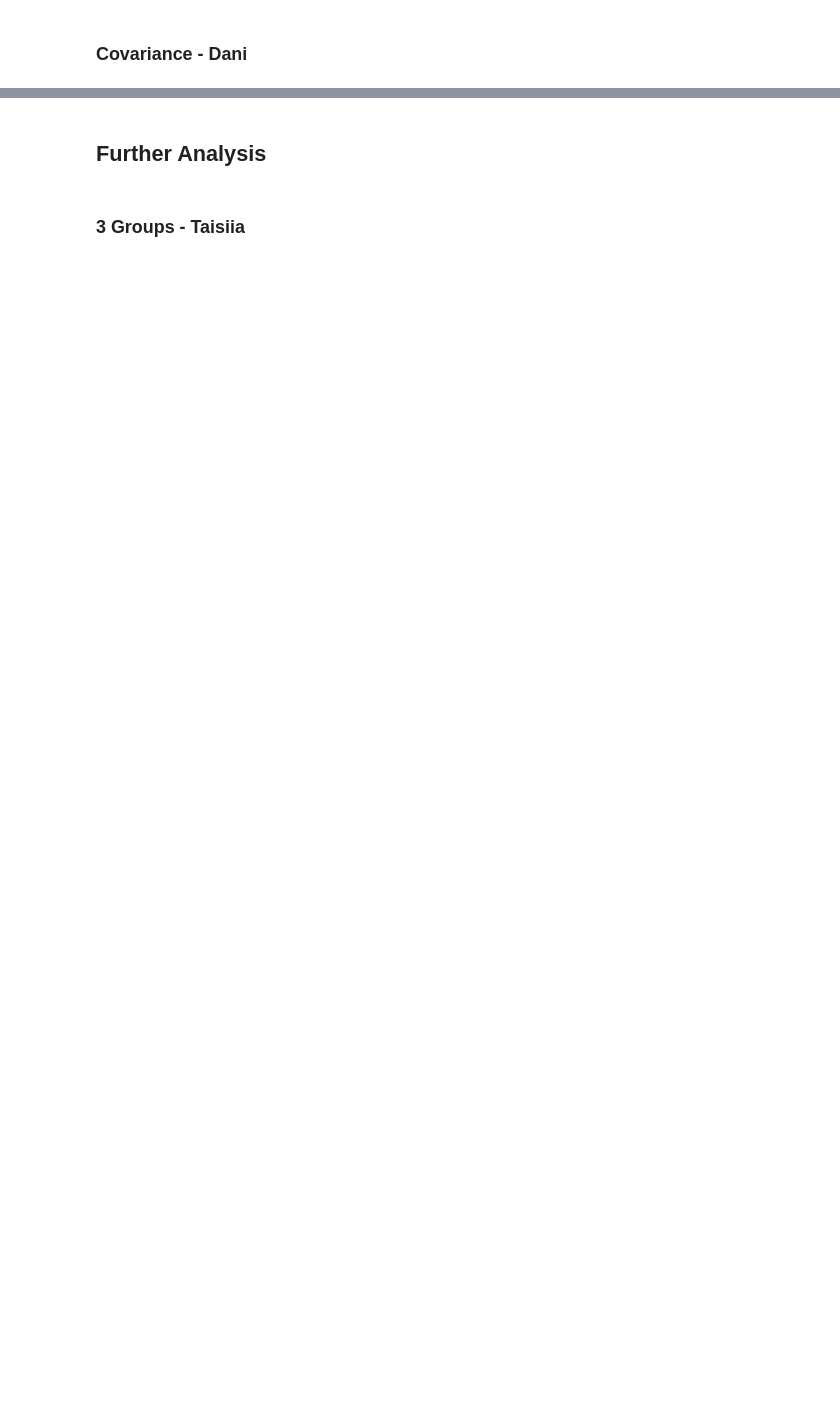
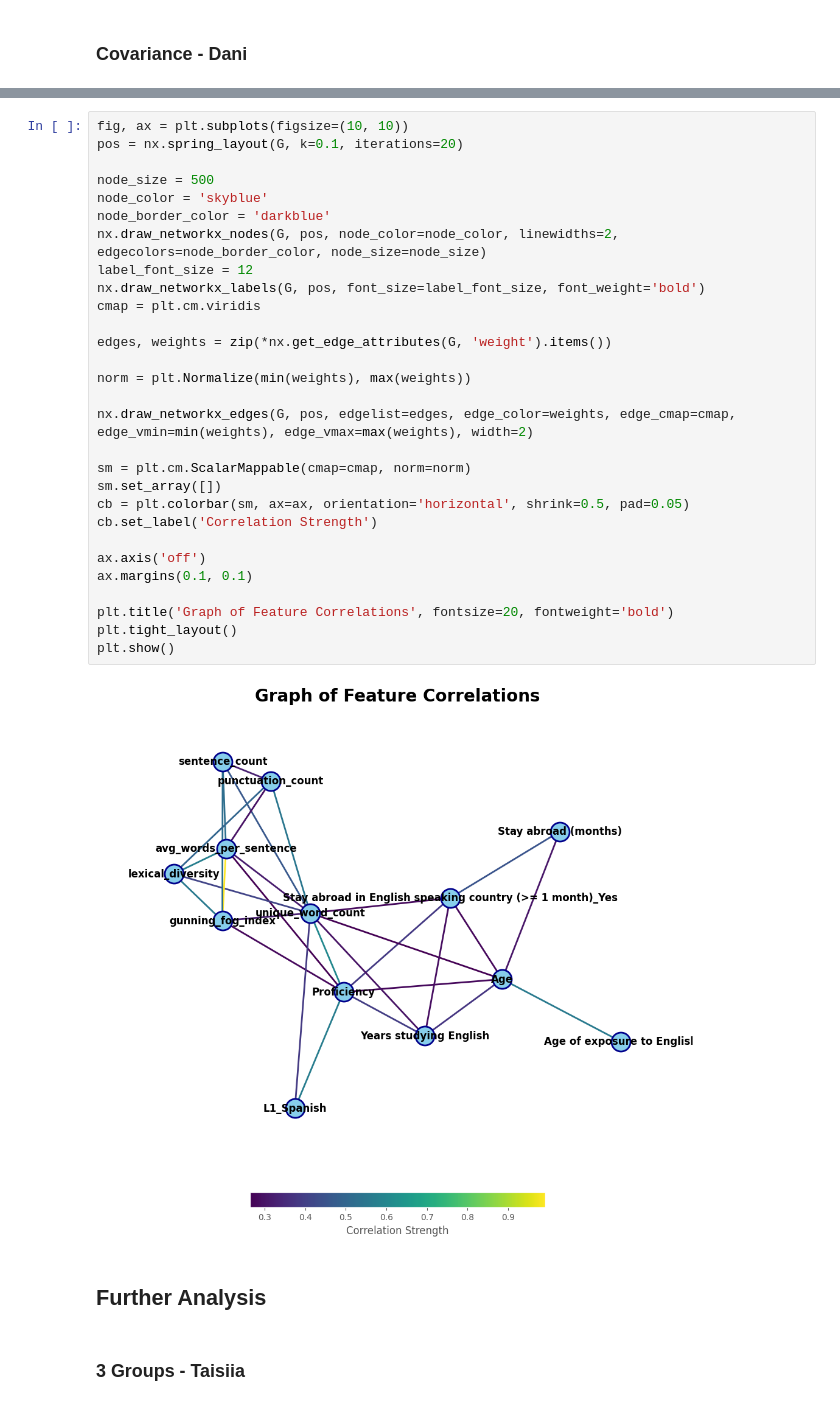
Before and after one commit to inadk/CMLL_Project, a Jupyter notebook: analysis.ipynb, the cells around one changed output, grey strips where cells are left out. Saved outputs shown, nothing was run; the diff lists cells and outputs as text; blank space fills up the shorter version.

```diff
--- a/analysis.ipynb
+++ b/analysis.ipynb
@@ -711,3 +890,34 @@ NameError: name 'tree_best_parameter' is not defined
+# %%
+fig, ax = plt.subplots(figsize=(10, 10))
+pos = nx.spring_layout(G, k=0.1, iterations=20)
+
+node_size = 500
+node_color = 'skyblue'
+node_border_color = 'darkblue'
+nx.draw_networkx_nodes(G, pos, node_color=node_color, linewidths=2, edgecolors=node_border_color, node_size=node_size)
+label_font_size = 12
+nx.draw_networkx_labels(G, pos, font_size=label_font_size, font_weight='bold')
+cmap = plt.cm.viridis
+
+edges, weights = zip(*nx.get_edge_attributes(G, 'weight').items())
+
+norm = plt.Normalize(min(weights), max(weights))
+
+nx.draw_networkx_edges(G, pos, edgelist=edges, edge_color=weights, edge_cmap=cmap, edge_vmin=min(weights), edge_vmax=max(weights), width=2)
+
+sm = plt.cm.ScalarMappable(cmap=cmap, norm=norm)
+sm.set_array([])
+cb = plt.colorbar(sm, ax=ax, orientation='horizontal', shrink=0.5, pad=0.05)
+cb.set_label('Correlation Strength')
+
+ax.axis('off')
+ax.margins(0.1, 0.1)
+
+plt.title('Graph of Feature Correlations', fontsize=20, fontweight='bold')
+plt.tight_layout()
+plt.show()
+# %% [output]
+[figure, added]
 # %% [markdown]
 ## Further Analysis
 # %% [markdown]
```
Also changed, not shown: parts of 15 cells of this notebook.
